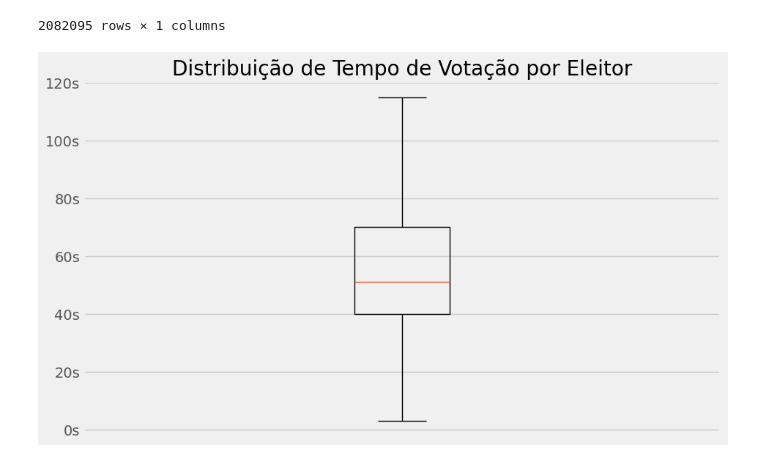
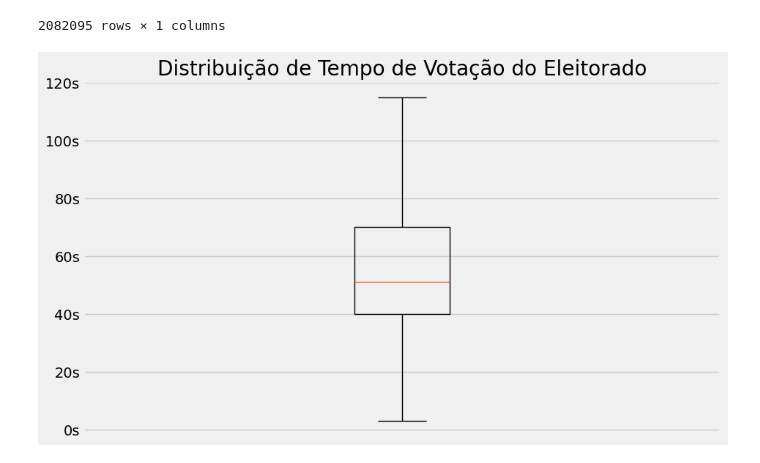
Before and after one commit to victorvieirat/log-urna, a Jupyter notebook: visualizando.ipynb, the cells around one changed output. Saved outputs shown, nothing was run; the diff lists cells and outputs as text; code cells hidden in the pictures.

```diff
--- a/visualizando.ipynb
+++ b/visualizando.ipynb
@@ -171,21 +178,21 @@ df_tempoDeVotacao
 | 2082094 | 49 |
 2082095 rows × 1 columns
 # %%
-titulo = "Distribuição de Tempo de Votação por Eleitor"
+titulo = "Distribuição de Tempo de Votação do Eleitorado"
 nome_arquivo = unidecode(titulo).lower().replace(" ", "_")
 
 plt.figure(figsize=(10, 6))
 box = plt.boxplot(df_tempoDeVotacao["Tempo de Votação (Segundos)"], showfliers=False)
 plt.title(titulo)
 
 def segundo_formatar(x, pos):
     return '{:.0f}s'.format(x)
 
 plt.gca().yaxis.set_major_formatter(FuncFormatter(segundo_formatar))
 
 plt.xticks([])
 plt.savefig(f"app/img/box_{nome_arquivo}.jpg", format="jpg")
 plt.show()
 # %% [output]
-[figure, old version]
+[figure, new version]
 # %%
```
Also changed, not shown: parts of 22 cells of this notebook, 10 other files.
